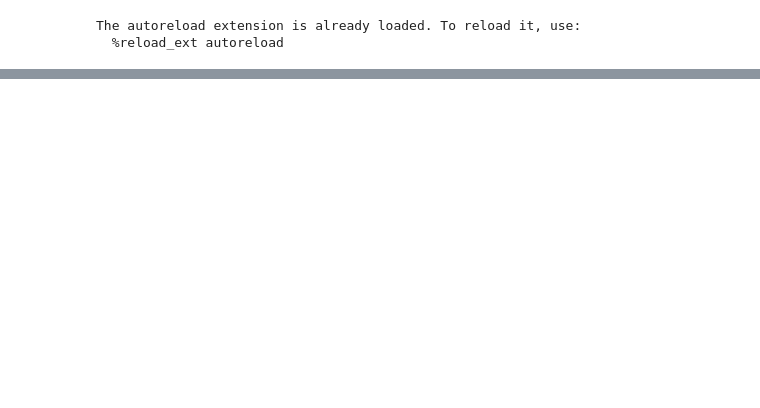
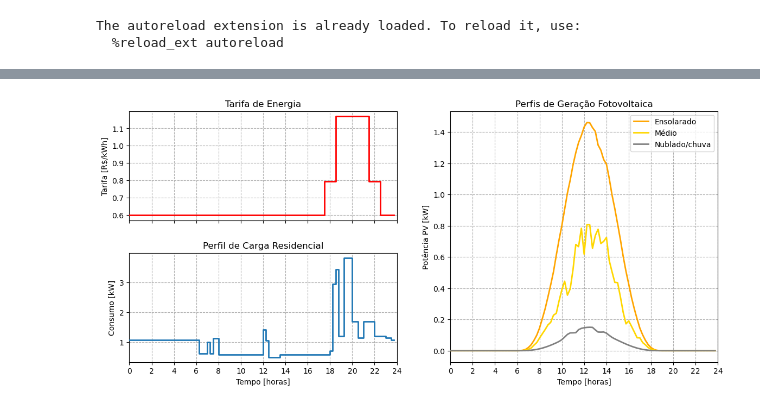
Before and after one commit to DaniloOrige/Microgrid_MPC_Simulation, a Jupyter notebook: dev/simulation.ipynb, the cells around one changed output, grey strips where cells are left out. Drawn from its saved outputs; the diff is of its cells as text; code cells hidden in the pictures; blank space fills up the shorter version.

```diff
--- a/dev/simulation.ipynb
+++ b/dev/simulation.ipynb
@@ -226,3 +241,66 @@ plt.show()
+# %%
+
+import matplotlib.gridspec as gridspec
+
+
+# 1. Cria a figura principal
+fig = plt.figure(figsize=(14, 6))
+
+# 2. Define a grade (2 linhas, 2 colunas) e ajusta o espaçamento
+gs = gridspec.GridSpec(2, 2, figure=fig, hspace=0.3, wspace=0.2)
+
+# 3. Cria os "eixos" mapeando-os para a grade
+ax_tariff = fig.add_subplot(gs[0, 0])              # Linha 0, Coluna 0 (Esquerda, Topo)
+ax_load   = fig.add_subplot(gs[1, 0], sharex=ax_tariff) # Linha 1, Coluna 0 (Esquerda, Base)
+ax_pv     = fig.add_subplot(gs[:, 1])              # Todas as Linhas (:), Coluna 1 (Direita Inteira)
+
+# ---------------------------------------------------------
+# COLUNA DA ESQUERDA (Tarifa e Carga)
+# ---------------------------------------------------------
+
+# Tarifa
+ax_tariff.step(np.arange(0, 24, 0.25), tariff_daily*1000, where='post', linewidth=2, color='red', zorder=3)
+ax_tariff.set_ylabel('Tarifa [R$/kWh]')
+ax_tariff.set_title('Tarifa de Energia')
+ax_tariff.grid(True, linestyle='--', zorder=0)
+ax_tariff.set_axisbelow(True)
+
+# Perfil de Carga
+ax_load.step(np.arange(0, 24, 0.25), load_profile[:96]/1000, where='post', linewidth=2, color='tab:blue', zorder=3)
+ax_load.set_xlabel('Tempo [horas]')
+ax_load.set_ylabel('Consumo [kW]')
+ax_load.set_title('Perfil de Carga Residencial')
+ax_load.grid(True, linestyle='--', zorder=0)
+ax_load.set_axisbelow(True)
+
+# Ajuste do eixo X para a coluna da esquerda (já que compartilham o eixo X)
+ax_tariff.set_xlim(0, 24)
+ax_tariff.set_xticks(np.arange(0, 25, 2)) # Pulando de 2 em 2 horas para não poluir
+plt.setp(ax_tariff.get_xticklabels(), visible=False) # Esconde os números do gráfico de cima
+
+# ---------------------------------------------------------
+# COLUNA DA DIREITA (Geração PV)
+# ---------------------------------------------------------
+
+ax_pv.plot(df_sunny['hour'], df_sunny['Ppv']/1000, label='Ensolarado', linewidth=2, zorder=3, color='orange')
+ax_pv.plot(df_avg['hour'], df_avg['Ppv']*0.8/1000, label='Médio', linewidth=2, zorder=3, color='gold')
+ax_pv.plot(df_cloudy['hour'], df_cloudy['Ppv']*0.4/1000, label='Nublado/chuva', linewidth=2, zorder=3, color='gray')
+
+ax_pv.set_xlabel('Tempo [horas]')
+ax_pv.set_ylabel('Potência PV [kW]')
+ax_pv.set_title('Perfis de Geração Fotovoltaica')
+ax_pv.legend(loc='upper right')
+ax_pv.grid(True, linestyle='--', zorder=0)
+ax_pv.set_axisbelow(True)
+
+# Ajuste do eixo X para a coluna da direita
+ax_pv.set_xlim(0, 24)
+ax_pv.set_xticks(np.arange(0, 25, 2))
+
+# ---------------------------------------------------------
+plt.show()
+# %% [output]
+[figure, added]
 # %%
 nx = battery.nx # Number of batteries
 nu = nx # Number of control inputs (battery power)
```
Also changed, not shown: parts of 17 cells of this notebook, 9 other files.
